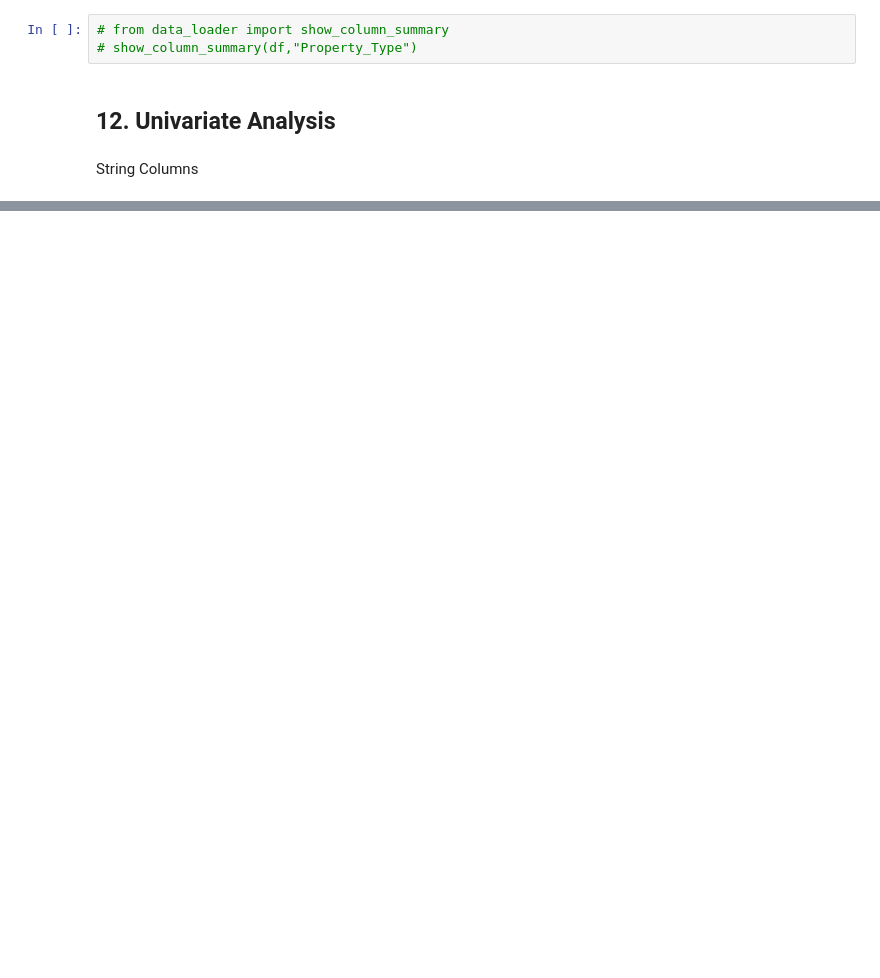
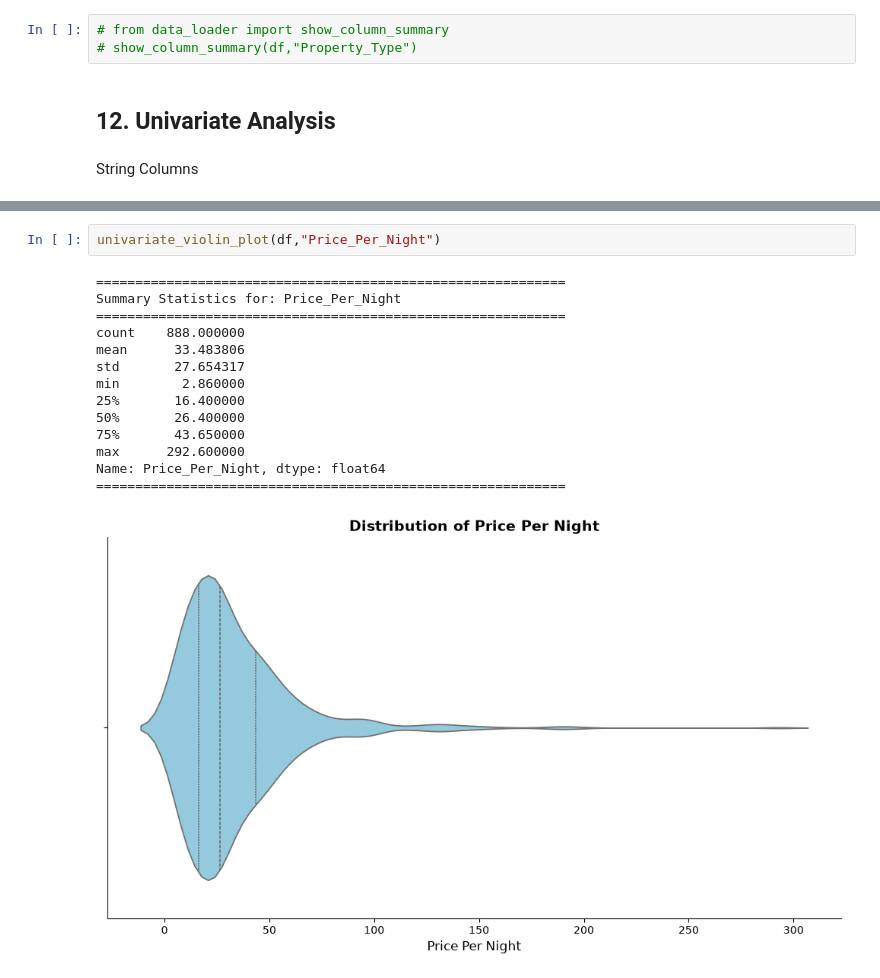
Before and after one commit to rajatyofficial/ai-projects-collection, a Jupyter notebook: Airbnb-Listings-Deep-Dive/Notebooks/Notebook.ipynb, the cells around one changed output, grey strips where cells are left out. Saved outputs shown, nothing was run; the diff lists cells and outputs as text; blank space fills up the shorter version.

```diff
--- a/Airbnb-Listings-Deep-Dive/Notebooks/Notebook.ipynb
+++ b/Airbnb-Listings-Deep-Dive/Notebooks/Notebook.ipynb
@@ -220,0 +344,17 @@ univariate_pie_plot(df,"Has_Promo")
+# %%
+univariate_violin_plot(df,"Price_Per_Night")
+# %% [output]
+============================================================
+Summary Statistics for: Price_Per_Night
+============================================================
+count    888.000000
+mean      33.483806
+std       27.654317
+min        2.860000
+25%       16.400000
+50%       26.400000
+75%       43.650000
+max      292.600000
+Name: Price_Per_Night, dtype: float64
+============================================================
+[figure, added]
```
Also changed, not shown: parts of 35 cells of this notebook, 1 other file.
